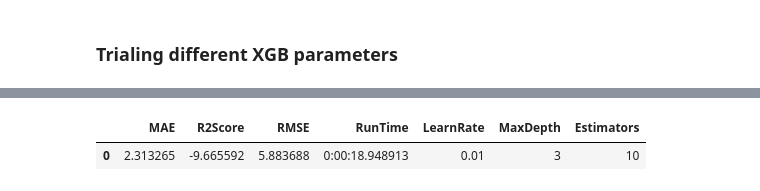
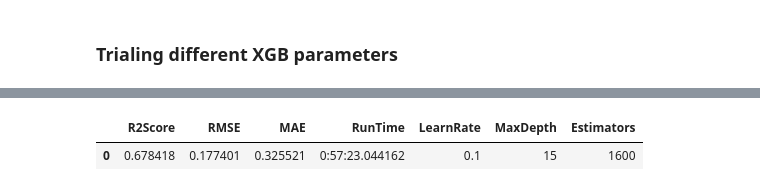
Before and after one commit to NormanHung/Practice-Twitter-Sentiment, a Jupyter notebook: Model Assessments.ipynb, the cells around one changed output, grey strips where cells are left out. Cells and saved outputs as stored; diff of their text form; code cells hidden in the pictures.

Commit message:
Add files via upload
Additional trials of XGBRegressor to assess effects of varying some parameters

```diff
--- a/Model Assessments.ipynb
+++ b/Model Assessments.ipynb
@@ -1,12 +1,17 @@
 # %% [markdown]
 ## Load Training / Testing Data
 # %%
-import pickle
-with open("A:\\Files\\Shares\\Downloads\\yelp_dataset\\yelp_dataset~\\TrainTestData.dat", "rb") as filePath:
-    Train_X = pickle.load(file=filePath)
-    Train_Y = pickle.load(file=filePath)
-    Test_X = pickle.load(file=filePath)
-    Test_Y = pickle.load(file=filePath)
+FileSaveFolder = "A:\\Files\\Shares\\Downloads\\yelp_dataset\\yelp_dataset~\\"
+def LoadTrainTestData():
+    import pickle
+    with open(FileSaveFolder + "TrainTestData.dat", "rb") as filePath:
+        train_x = pickle.load(file=filePath)
+        train_y = pickle.load(file=filePath)
+        test_x = pickle.load(file=filePath)
+        test_y = pickle.load(file=filePath)
+    return train_x, train_y, test_x, test_y
+# %%
+Train_X, Train_Y, Test_X, Test_Y = LoadTrainTestData()
 # %%
 print(Train_X.shape)
 print(Train_Y.shape)
@@ -265,42 +267,45 @@ def AssessXGBRegression(x_train, y_train, x_test, y_test, Model):
 # %%
-#import pandas as pd
-#XGBResults = pd.DataFrame()
-from xgboost import XGBRegressor
-with open("P:\\Temp\\XGBRegressorResults.dat", "wb") as filePath:
-    # Instantiate model parameters to vary
-    estimator_List = [10, 50, 100, 200, 400]
-    learningRate_List = [0.01, 0.05, 0.1, 0.33, 0.5]
-    maxDepth_List = [3, 4, 5, 6, 7, 8, 9, 10, 11, 12]
+import pandas as pd
+import copy
 
-    # Model every combination
-    for estimatorsCount in estimator_List:
+#for maxDepth in [6, 9, 12]:
+for maxDepth in [15]:
+    import gc
+    gc.collect()
+#    for learningRate in [0.01, 0.05, 0.1, 0.33, 0.5]:
+    for learningRate in [0.1]:
+        from xgboost import XGBRegressor
         import warnings
         warnings.simplefilter(action='ignore', category=FutureWarning)
-        for learningRate in learningRate_List:
-            for maxDepth in maxDepth_List:
+#        for estimatorsCount in [100, 200, 400, 800]:
+        for estimatorsCount in [1600]:
+        #estimatorsCount = 50 / learningRate
 
-                xgbModel = XGBRegressor(objective = "reg:squarederror",
-                                        colsample_bytree = 1,
-                                        colsample_bylevel = 1,
-                                        colsample_bynode = 1,
-                                        learning_rate = learningRate,
-                                        max_depth = maxDepth,
-                                        tree_method = "hist",
-                                        grow_policy = "lossguide",
-                                        n_estimators = estimatorsCount,
-                                        nthread = 10,
-                                       )
-                testTrainResults = AssessXGBRegression(Train_X, Train_Y, Test_X, Test_Y, Model = xgbModel)
-                testTrainResults["LearnRate"] = learningRate
-                testTrainResults["MaxDepth"] = maxDepth
-                testTrainResults["Estimators"] = estimatorsCount
+            xgbModel = XGBRegressor(objective = "reg:squarederror",
+                                    colsample_bytree = 1,
+                                    colsample_bylevel = 1,
+                                    colsample_bynode = 1,
+                                    learning_rate = learningRate,
+                                    max_depth = maxDepth,
+                                    tree_method = "hist",
+                                    grow_policy = "lossguide",
+                                    n_estimators = estimatorsCount,
+                                    nthread = 6,
+                                   )
 
-                with pd.option_context("display.max_rows", None, "display.max_columns", None, "display.max_colwidth", 1000):
-                    display(testTrainResults.drop(["Name", "ModelData"], axis = 1))
+            testTrainResults = AssessXGBRegression(Train_X, Train_Y, Test_X, Test_Y, Model = xgbModel)
+            testTrainResults["LearnRate"] = learningRate
+            testTrainResults["MaxDepth"] = maxDepth
+            testTrainResults["Estimators"] = estimatorsCount
 
-                #XGBResults = XGBResults.append(testTrainResults, ignore_index = True)
+            with pd.option_context("display.max_rows", None, "display.max_columns", None, "display.max_colwidth", 20):
+                display(testTrainResults.drop(["Name", "ModelData"], axis = 1))
 
-                pickle.dump(testTrainResults, file=filePath)
+            XGBResults = XGBResults.append(copy.deepcopy(testTrainResults), ignore_index = True)
+
+            del xgbModel
+            del testTrainResults
+            gc.collect()
 
 print("Loops Complete.")
 # %% [output]
@@ -309,2 +314,2 @@ Starting XGBRegressor at 2020-01-26 10:03:53.907183
-|  | MAE | R2Score | RMSE | RunTime | LearnRate | MaxDepth | Estimators |
-| 0 | 2.313265 | -9.665592 | 5.883688 | 0:00:18.948913 | 0.01 | 3 | 10 |
+|  | R2Score | RMSE | MAE | RunTime | LearnRate | MaxDepth | Estimators |
+| 0 | 0.678418 | 0.177401 | 0.325521 | 0:57:23.044162 | 0.1 | 15 | 1600 |
```
Also changed, not shown: parts of 27 cells of this notebook.
